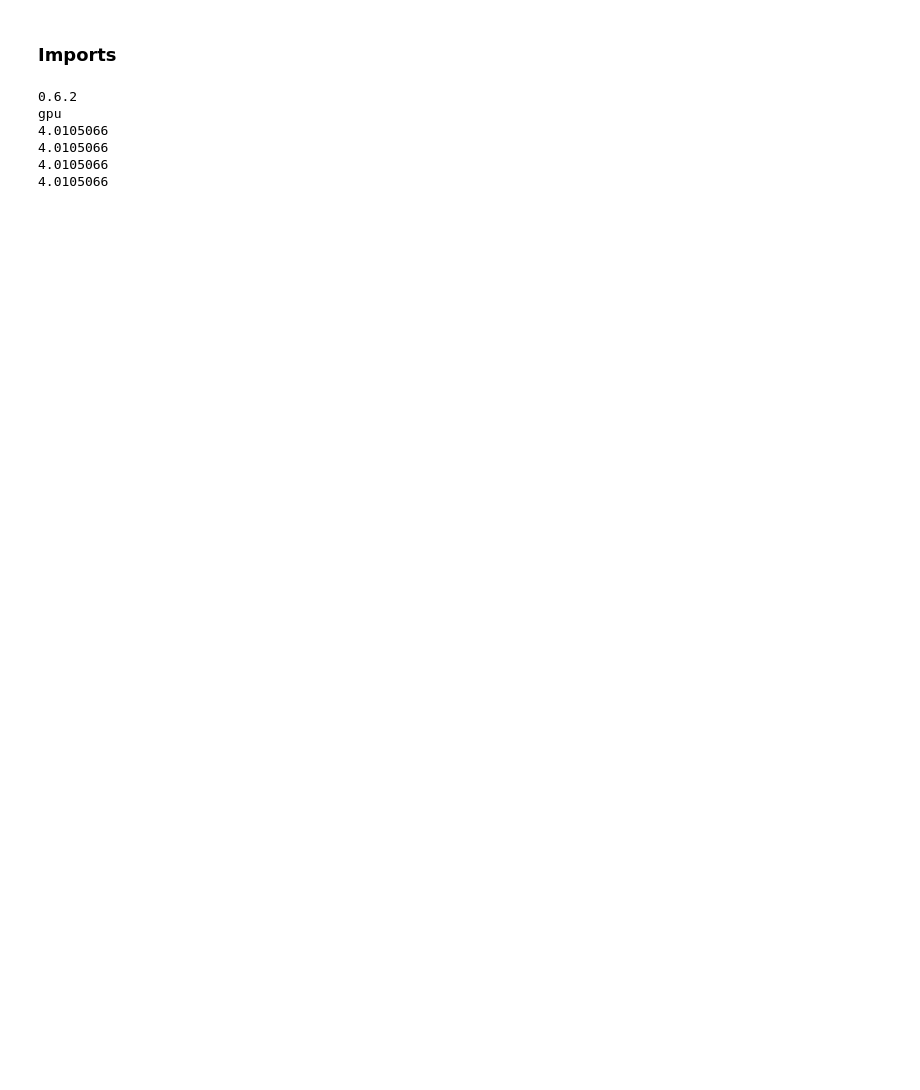
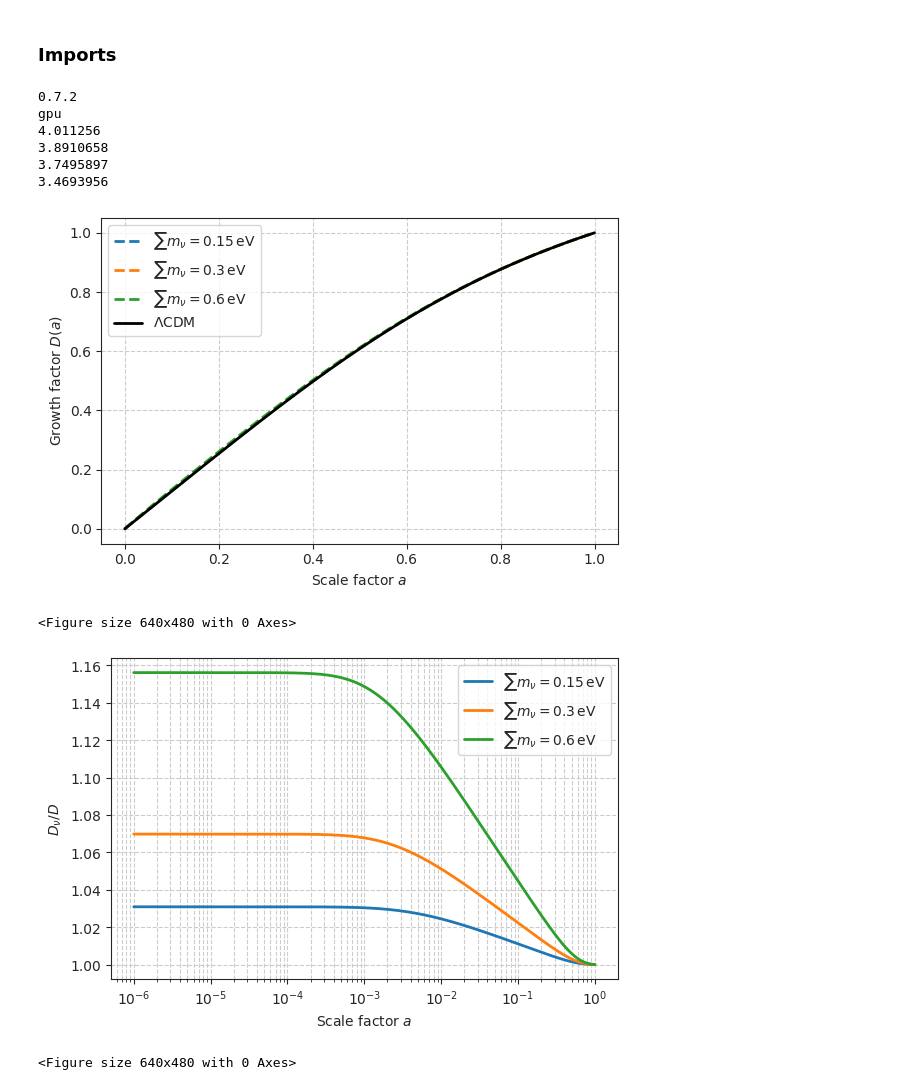
Before and after one commit to Xantyos13/DISCO-DJ, a Jupyter notebook: Neutrinos/Test_cosmo_DISCODJ.ipynb, the cells around one changed output. Cells and saved outputs as stored; diff of their text form; code cells hidden in the pictures; blank space fills up the shorter version.

```diff
--- a/Neutrinos/Test_cosmo_DISCODJ.ipynb
+++ b/Neutrinos/Test_cosmo_DISCODJ.ipynb
@@ -34,7 +34,7 @@ a = jnp.geomspace(1e-6, 1.0, 500)
 
 # Cosmology sans neutrinos
 cosmo = Cosmology(
-    Omega_c=0.259605,
+    Omega_c=0.2610089,
     Omega_b=0.0488911,
     h=0.67742,
     n_s=0.96822,
@@ -52,9 +52,9 @@ D1 = growth["Dplus"]
 results = []
 
 # Boucle neutrinos
-for sum_masses in [0.1, 0.25, 0.4]:
+for sum_masses in [0.15, 0.3, 0.6]:
     cosmo_nu = Cosmology(
-        Omega_c=0.259605,
+        Omega_c=0.2610089,
         Omega_b=0.0488911,
         h=0.67742,
         n_s=0.96822,
@@ -77,38 +77,42 @@ for sum_masses, D1_nu in results:
     plt.plot(a, D1_nu, '--', lw=2,
              label=fr"$\sum m_\nu = {sum_masses}\,\mathrm{{eV}}$")
 
 plt.plot(a, D1, color='black', lw=2, label=r'$\Lambda$CDM')
 
 plt.xlabel(r'Scale factor $a$')
 plt.ylabel(r'Growth factor $D(a)$')
 plt.legend()
 plt.grid(True, which='both', ls='--')
 plt.tight_layout()
 plt.show()
 plt.savefig('D_DJ.pgf')
 
 # ===== PLOT 2 : ratio
 plt.figure(figsize=(6,4))
 
 for sum_masses, D1_nu in results:
     plt.semilogx(a, D1_nu / D1, lw=2,
                  label=fr"$\sum m_\nu = {sum_masses}\,\mathrm{{eV}}$")
 
 plt.xlabel(r'Scale factor $a$')
 plt.ylabel(r'$D_{\nu}/D$')
 plt.legend()
 plt.grid(True, which='both', ls='--')
 plt.tight_layout()
 plt.show()
 
 plt.savefig('Ddiff_DJ.pgf')
 # %% [output]
-0.6.2
+0.7.2
 gpu
-4.0105066
-4.0105066
-4.0105066
-4.0105066
+4.011256
+3.8910658
+3.7495897
+3.4693956
+[figure, added]
+<Figure size 640x480 with 0 Axes>
+[figure, added]
+<Figure size 640x480 with 0 Axes>
 # %%
 a = jnp.geomspace(1e-6, 1.0, 500)
 H = cosmo.H(a)
```
Also changed, not shown: 29 other files.
